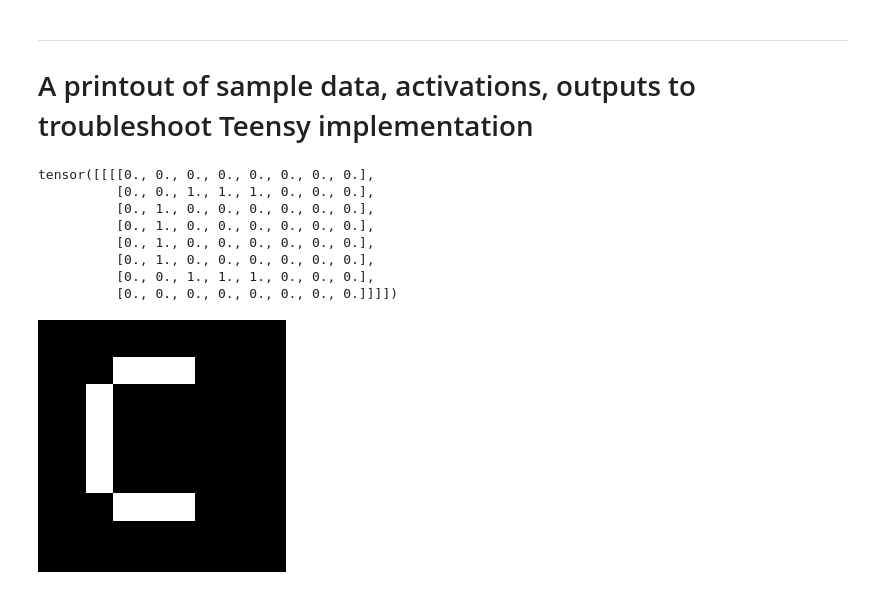
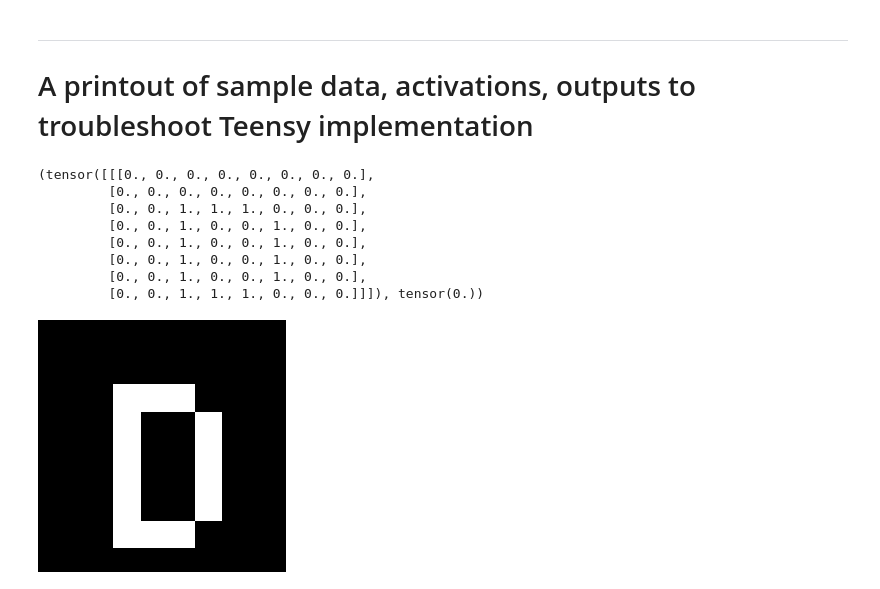
Before and after one commit to philippschmitt/Teensy-Microcontroller-Convolutional-Neural-Network, a Jupyter notebook: Network training.ipynb, the cells around one changed output. Saved outputs shown, nothing was run; the diff lists cells and outputs as text; code cells hidden in the pictures.

```diff
--- a/Network training.ipynb
+++ b/Network training.ipynb
@@ -461,19 +461,18 @@ tensor([[[[ 2.4630e-01,  2.4630e-01,  2.4630e-01,  2.4630e-01,  2.4630e-01,
 ---
 # A printout of sample data, activations, outputs to troubleshoot Teensy implementation
 # %%
-dat = generate_data(visualise=True, target="D")
-dat = dat[0].unsqueeze_(0)
+dat = generate_data(visualise=True)
 print(dat)
 # %% [output]
-tensor([[[[0., 0., 0., 0., 0., 0., 0., 0.],
-          [0., 0., 1., 1., 1., 0., 0., 0.],
-          [0., 1., 0., 0., 0., 0., 0., 0.],
-          [0., 1., 0., 0., 0., 0., 0., 0.],
-          [0., 1., 0., 0., 0., 0., 0., 0.],
-          [0., 1., 0., 0., 0., 0., 0., 0.],
-          [0., 0., 1., 1., 1., 0., 0., 0.],
-          [0., 0., 0., 0., 0., 0., 0., 0.]]]])
+(tensor([[[0., 0., 0., 0., 0., 0., 0., 0.],
+         [0., 0., 0., 0., 0., 0., 0., 0.],
+         [0., 0., 1., 1., 1., 0., 0., 0.],
+         [0., 0., 1., 0., 0., 1., 0., 0.],
+         [0., 0., 1., 0., 0., 1., 0., 0.],
+         [0., 0., 1., 0., 0., 1., 0., 0.],
+         [0., 0., 1., 0., 0., 1., 0., 0.],
+         [0., 0., 1., 1., 1., 0., 0., 0.]]]), tensor(0.))
-[figure, old version]
+[figure, new version]
 # %%
 get_weights()
 # %% [output]
```
Also changed, not shown: parts of 12 cells of this notebook, 4 other files.
